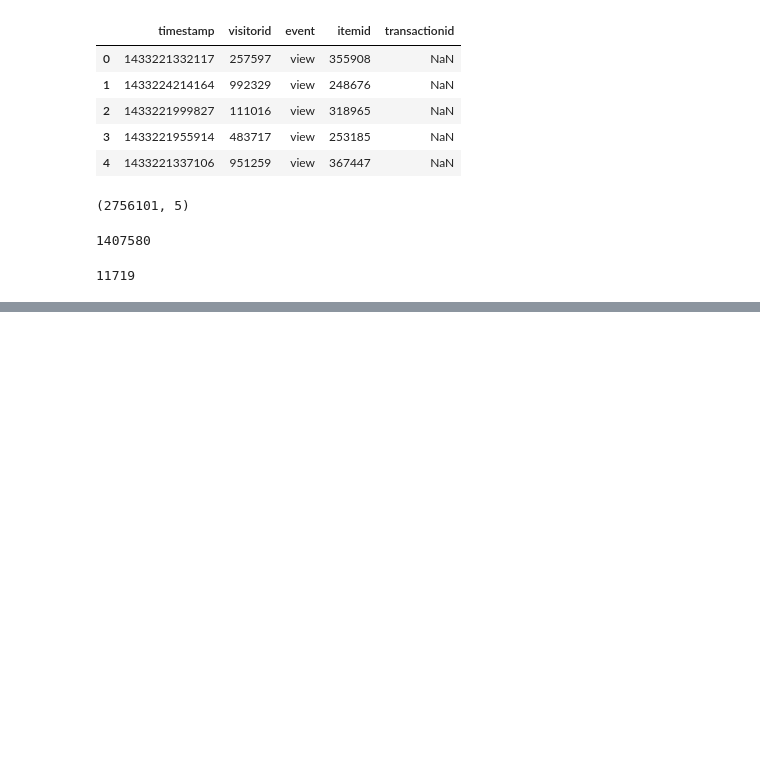
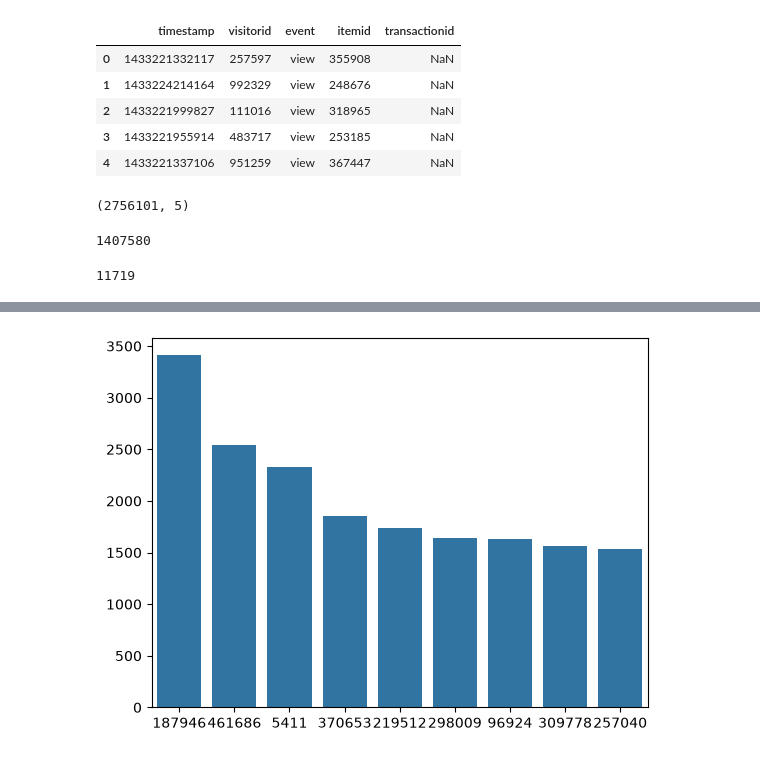
Before and after one commit to golubnichiy/bigdata_26_08, a Jupyter notebook: day_14.ipynb, the cells around one changed output, grey strips where cells are left out. Drawn from its saved outputs; the diff is of its cells as text; code cells hidden in the pictures; blank space fills up the shorter version.

```diff
--- a/day_14.ipynb
+++ b/day_14.ipynb
@@ -37,0 +102,15 @@ customer_purchased.size
+# %%
+import operator
+views = grupped['view']
+count_view = {}
+views = np.array(views[:])
+unique, counts = np.unique(views, return_counts=True)
+count_view = dict(zip(unique, counts))
+sort_count_view = sorted(count_view.items(), key=operator.itemgetter(1), reverse=True)
+x = [i[0] for i in sort_count_view[:9]]
+y = [i[1] for i in sort_count_view[:9]]
+
+sns.barplot(x=x, y=y, order=x)
+plt.show()
+# %% [output]
+[figure, added]
```
Also changed, not shown: parts of 15 cells of this notebook, 1 other file.
